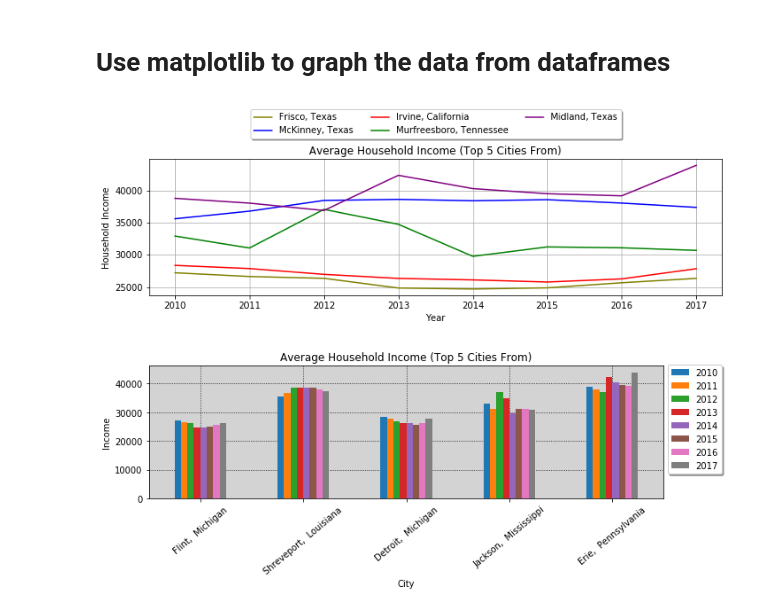
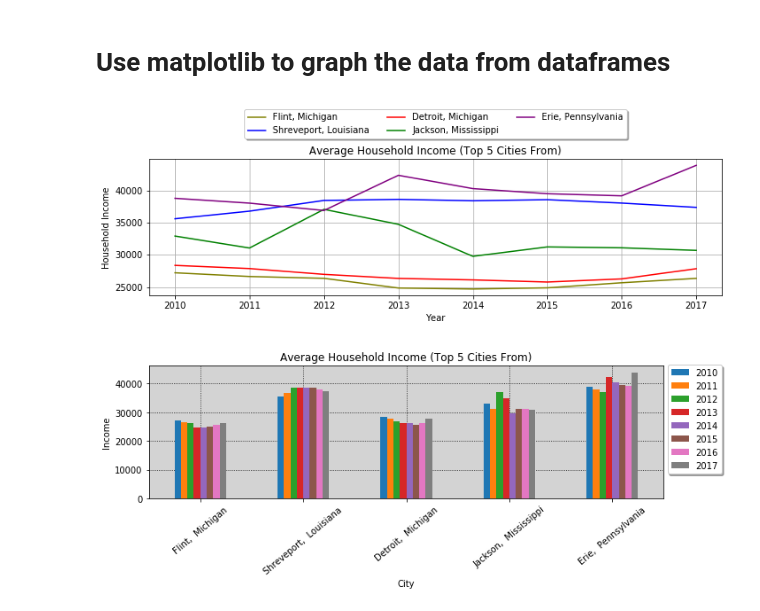
Before and after one commit to cawthornebr/Project-1, a Jupyter notebook: brandon_code.ipynb, the cells around one changed output. Drawn from its saved outputs; the diff is of its cells as text; code cells hidden in the pictures.

```diff
--- a/brandon_code.ipynb
+++ b/brandon_code.ipynb
@@ -78,20 +78,20 @@ ave_income_state_b.sort_values("Diff", ascending=False)
 # %%
 #size
 plt.subplots(figsize=(10,4))
-plt.plot( years, ave_income_state_b1.iloc[0,:], color='olive',label="Frisco, Texas")
-plt.plot( years, ave_income_state_b1.iloc[1,:], color='blue',label="McKinney, Texas")
-plt.plot( years, ave_income_state_b1.iloc[2,:], color='red',label="Irvine, California")
-plt.plot( years, ave_income_state_b1.iloc[3,:], color='green',label="Murfreesboro, Tennessee")
-plt.plot( years, ave_income_state_b1.iloc[4,:], color='purple',label="Midland, Texas")
+plt.plot( years, ave_income_state_b1.iloc[0,:], color='olive',label="Flint, Michigan")
+plt.plot( years, ave_income_state_b1.iloc[1,:], color='blue',label="Shreveport, Louisiana")
+plt.plot( years, ave_income_state_b1.iloc[2,:], color='red',label="Detroit, Michigan")
+plt.plot( years, ave_income_state_b1.iloc[3,:], color='green',label="Jackson, Mississippi")
+plt.plot( years, ave_income_state_b1.iloc[4,:], color='purple',label="Erie, Pennsylvania")
 plt.legend(loc='upper center', bbox_to_anchor=(0.5, 1.4), ncol=3, fancybox=True, shadow=True)
 plt.title("Average Household Income (Top 5 Cities From)")
 plt.xlabel("Year")
 plt.ylabel("Household Income")
 plt.grid()
 plt.tight_layout()
 plt.savefig('bottom_5_line.png',dpi=200)
 # %% [output]
-[figure, old version]
+[figure, new version]
 # %%
 newws = ave_income_state_b1.plot.bar(rot=40,figsize=(10,4),zorder=2)
 newws.set_facecolor("lightgrey")
```
